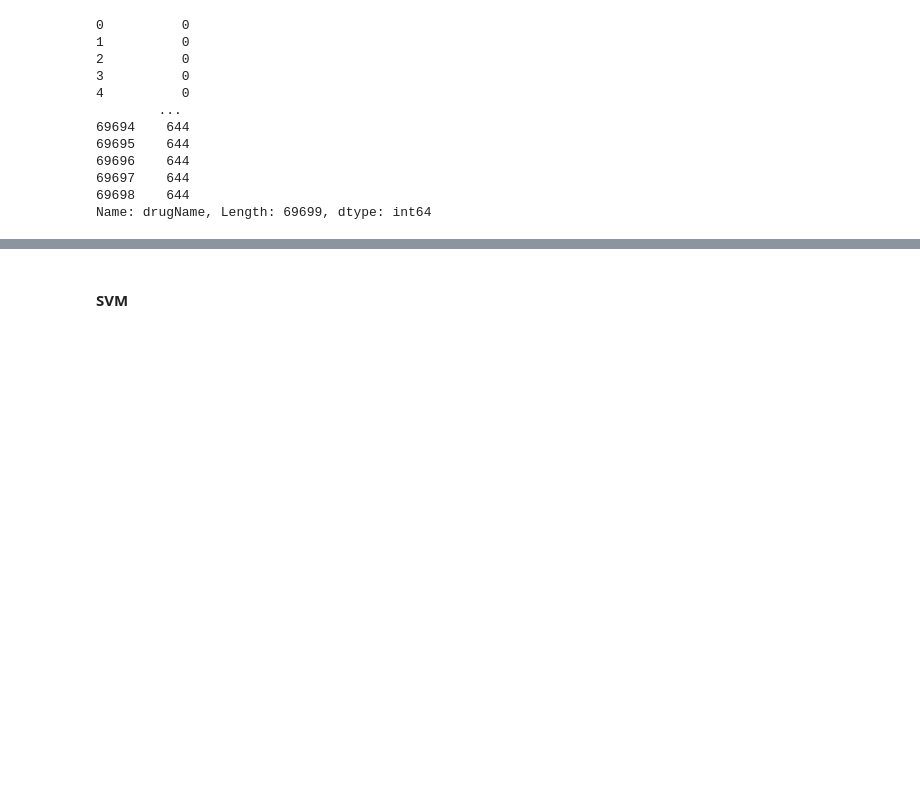
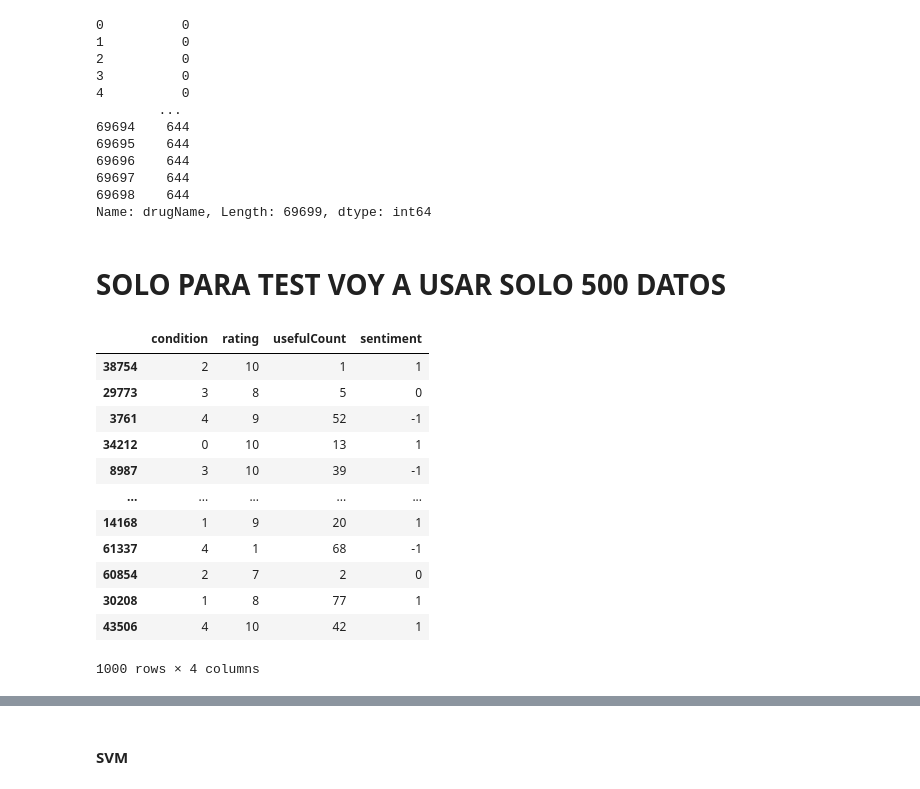
Before and after one commit to juanfranciscocis/Medicine_Recomendation, a Jupyter notebook: avance_proyecto.ipynb, the cells around one changed output, grey strips where cells are left out. Cells and saved outputs as stored; diff of their text form; code cells hidden in the pictures; blank space fills up the shorter version.

```diff
--- a/avance_proyecto.ipynb
+++ b/avance_proyecto.ipynb
@@ -783,3 +783,5 @@ Y
 69697    644
 69698    644
 Name: drugName, Length: 69699, dtype: int64
+# %% [markdown]
+# SOLO PARA TEST VOY A USAR SOLO 500 DATOS
@@ -785,0 +794,16 @@ Name: drugName, Length: 69699, dtype: int64
+# %%
+X
+# %% [output]
+|  | condition | rating | usefulCount | sentiment |
+| 38754 | 2 | 10 | 1 | 1 |
+| 29773 | 3 | 8 | 5 | 0 |
+| 3761 | 4 | 9 | 52 | -1 |
+| 34212 | 0 | 10 | 13 | 1 |
+| 8987 | 3 | 10 | 39 | -1 |
+| ... | ... | ... | ... | ... |
+| 14168 | 1 | 9 | 20 | 1 |
+| 61337 | 4 | 1 | 68 | -1 |
+| 60854 | 2 | 7 | 2 | 0 |
+| 30208 | 1 | 8 | 77 | 1 |
+| 43506 | 4 | 10 | 42 | 1 |
+1000 rows × 4 columns
```
Also changed, not shown: parts of 4 cells of this notebook.
